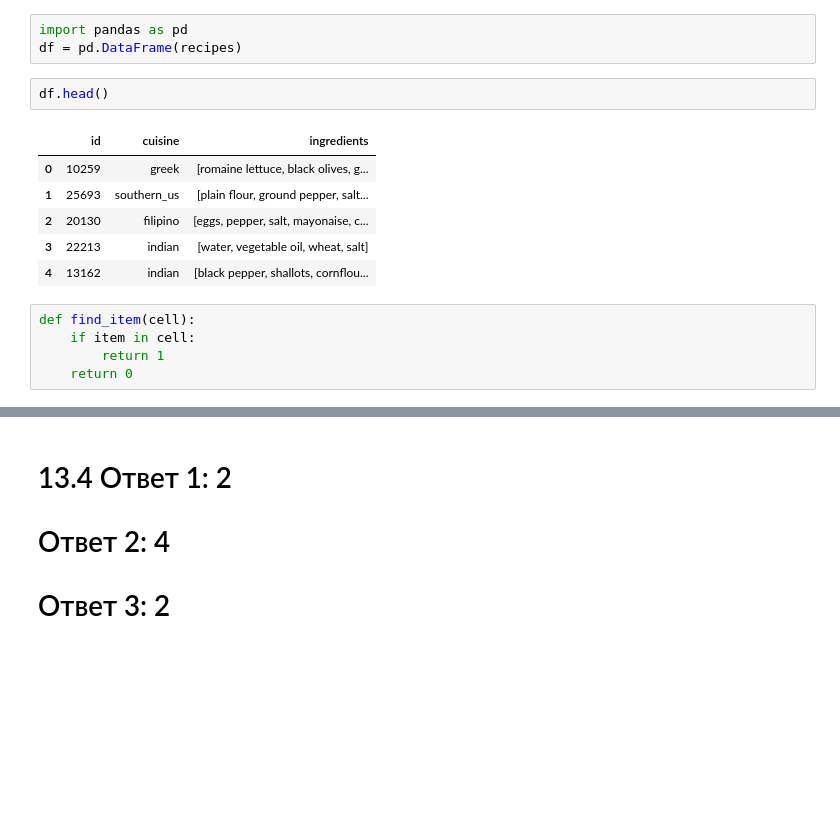
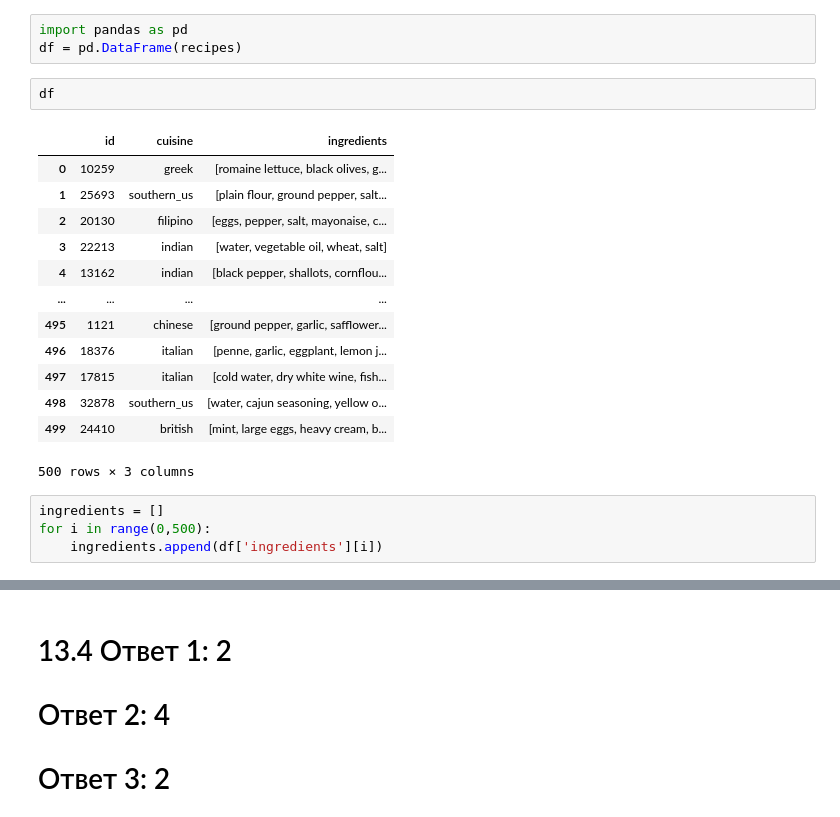
Before and after one commit to medinka01/Python, a Jupyter notebook: SRS 2/SRS2 Medina.ipynb, the cells around one changed output, grey strips where cells are left out. Drawn from its saved outputs; the diff is of its cells as text; blank space fills up the shorter version.

```diff
--- a/SRS 2/SRS2 Medina.ipynb
+++ b/SRS 2/SRS2 Medina.ipynb
@@ -105,16 +115,22 @@ len(cuisines)
 import pandas as pd
 df = pd.DataFrame(recipes)
 # %%
-df.head()
+df
 # %% [output]
 |  | id | cuisine | ingredients |
 | 0 | 10259 | greek | [romaine lettuce, black olives, g... |
 | 1 | 25693 | southern_us | [plain flour, ground pepper, salt... |
 | 2 | 20130 | filipino | [eggs, pepper, salt, mayonaise, c... |
 | 3 | 22213 | indian | [water, vegetable oil, wheat, salt] |
 | 4 | 13162 | indian | [black pepper, shallots, cornflou... |
+| ... | ... | ... | ... |
+| 495 | 1121 | chinese | [ground pepper, garlic, safflower... |
+| 496 | 18376 | italian | [penne, garlic, eggplant, lemon j... |
+| 497 | 17815 | italian | [cold water, dry white wine, fish... |
+| 498 | 32878 | southern_us | [water, cajun seasoning, yellow o... |
+| 499 | 24410 | british | [mint, large eggs, heavy cream, b... |
+500 rows × 3 columns
-# %%
-def find_item(cell):
-    if item in cell:
-        return 1
-    return 0
+# %%
+ingredients = []
+for i in range(0,500):
+    ingredients.append(df['ingredients'][i])
```
Also changed, not shown: parts of 9 cells of this notebook, 18 other files.
